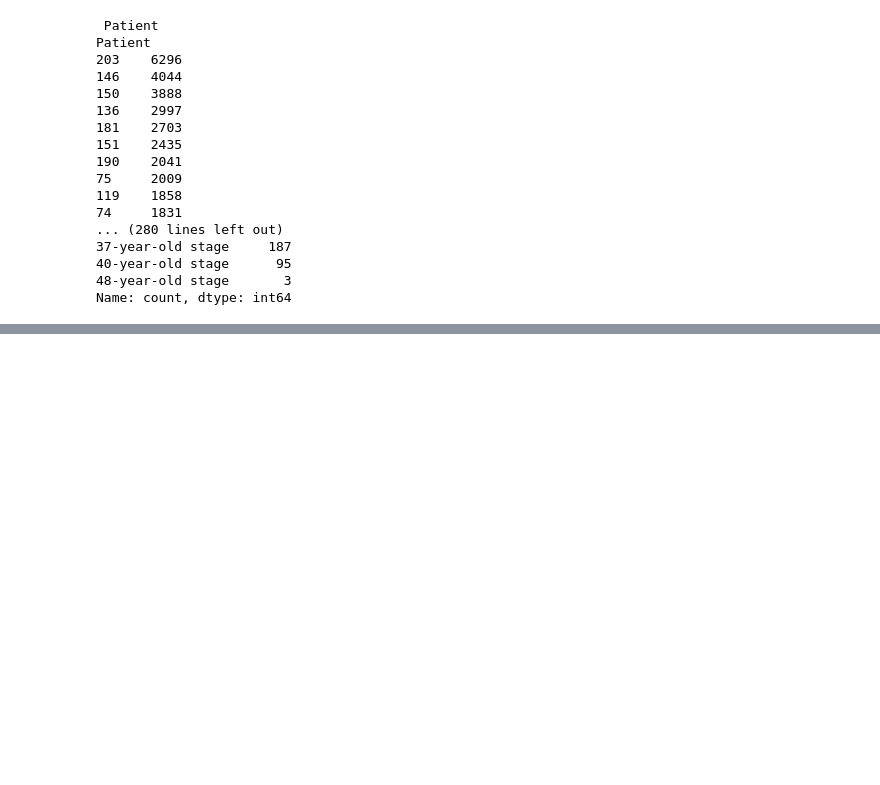
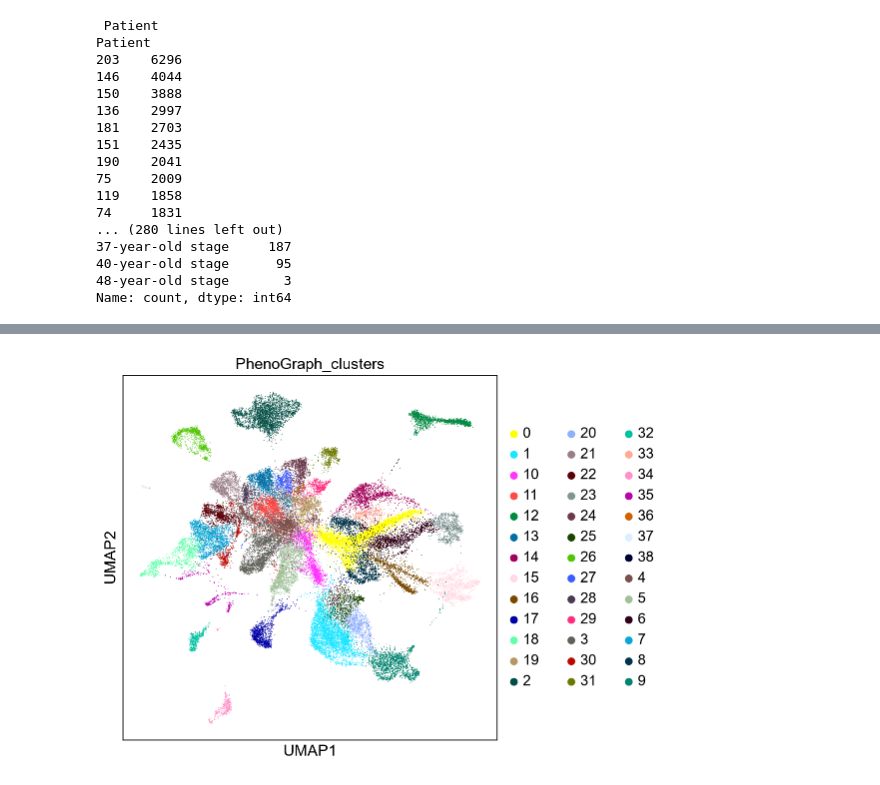
Before and after one commit to shrek2022001/Single-cell-immune-landscape-in-cancer, a Jupyter notebook: code.ipynb, the cells around one changed output, grey strips where cells are left out. Drawn from its saved outputs; the diff is of its cells as text; code cells hidden in the pictures; blank space fills up the shorter version.

```diff
--- a/code.ipynb
+++ b/code.ipynb
@@ -111,0 +301,7 @@ Name: count, dtype: int64
+# %%
+sc.pl.umap(
+    adata,
+    color="PhenoGraph_clusters"
+)
+# %% [output]
+[figure, added]
```
Also changed, not shown: parts of 19 cells of this notebook, 1 other file.
